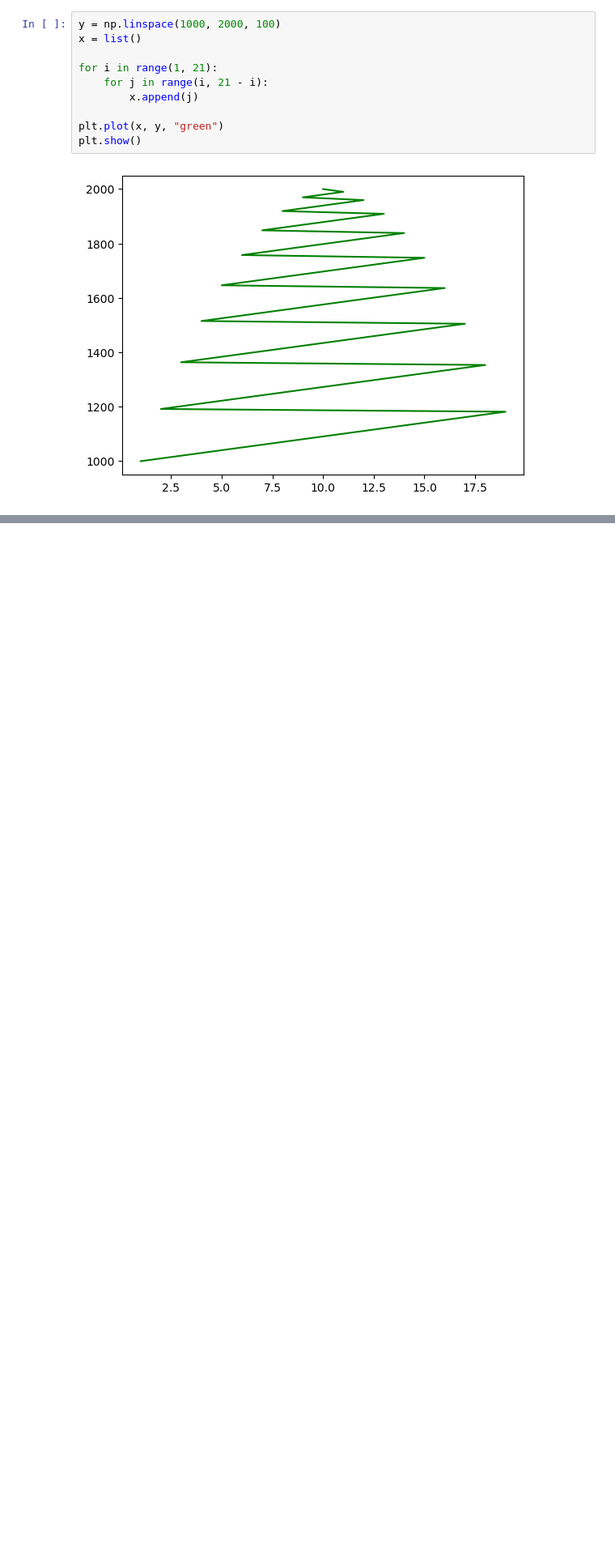
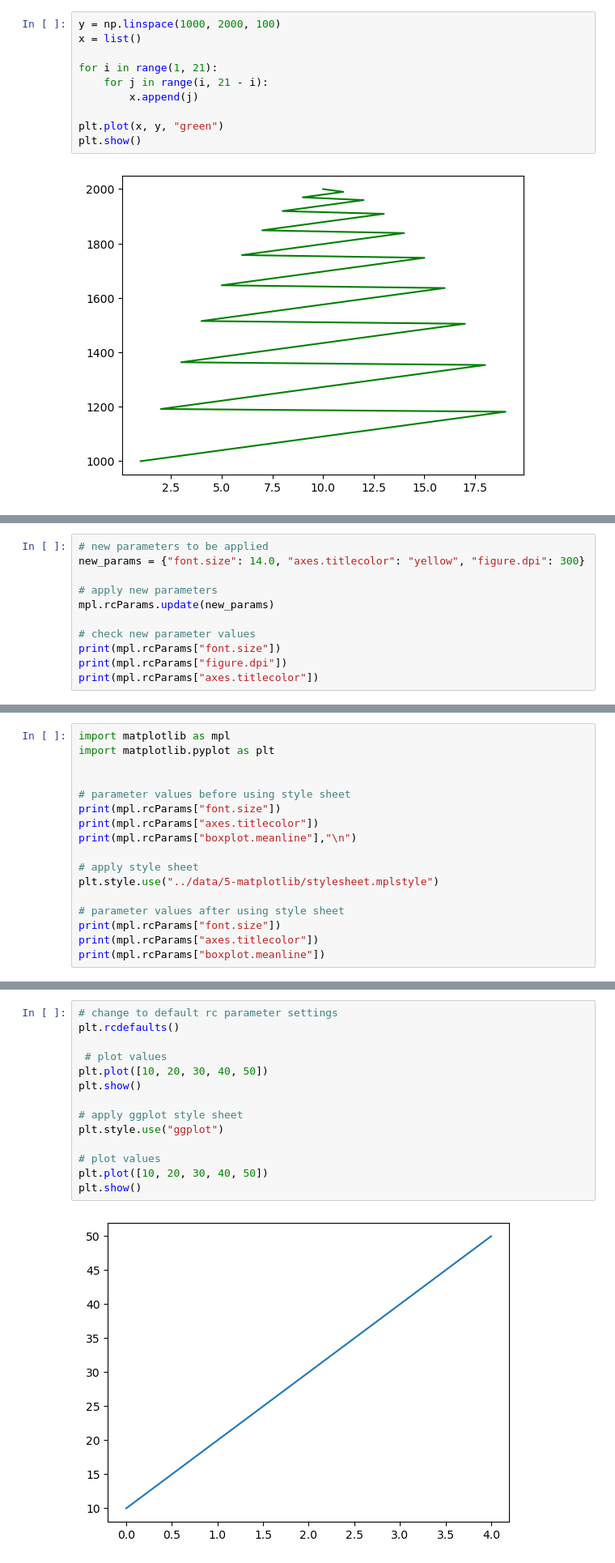
Before and after one commit to francis-ohara/intro-to-data-science, a Jupyter notebook: notebooks/5-matplotlib-exercise.ipynb, the cells around one changed output, grey strips where cells are left out. Shown at 81% size. Cells and saved outputs as stored; diff of their text form; blank space fills up the shorter version.

```diff
--- a/notebooks/5-matplotlib-exercise.ipynb
+++ b/notebooks/5-matplotlib-exercise.ipynb
@@ -598,0 +636,11 @@ KeysView(RcParams({'_internal.classic_mode': False,
+# %%
+# new parameters to be applied
+new_params = {"font.size": 14.0, "axes.titlecolor": "yellow", "figure.dpi": 300}
+
+# apply new parameters
+mpl.rcParams.update(new_params)
+
+# check new parameter values
+print(mpl.rcParams["font.size"])
+print(mpl.rcParams["figure.dpi"])
+print(mpl.rcParams["axes.titlecolor"])
@@ -598,0 +688,17 @@ KeysView(RcParams({'_internal.classic_mode': False,
+# %%
+import matplotlib as mpl
+import matplotlib.pyplot as plt
+
+
+# parameter values before using style sheet
+print(mpl.rcParams["font.size"])
+print(mpl.rcParams["axes.titlecolor"])
+print(mpl.rcParams["boxplot.meanline"],"\n")
+
+# apply style sheet
+plt.style.use("../data/5-matplotlib/stylesheet.mplstyle")
+
+# parameter values after using style sheet
+print(mpl.rcParams["font.size"])
+print(mpl.rcParams["axes.titlecolor"])
+print(mpl.rcParams["boxplot.meanline"])
@@ -598,0 +720,16 @@ KeysView(RcParams({'_internal.classic_mode': False,
+# %%
+# change to default rc parameter settings
+plt.rcdefaults()
+
+ # plot values
+plt.plot([10, 20, 30, 40, 50])
+plt.show()
+
+# apply ggplot style sheet
+plt.style.use("ggplot")
+
+# plot values
+plt.plot([10, 20, 30, 40, 50])
+plt.show()
+# %% [output]
+[figure, added]
```
Also changed, not shown: parts of 34 cells of this notebook, 4 other files.
